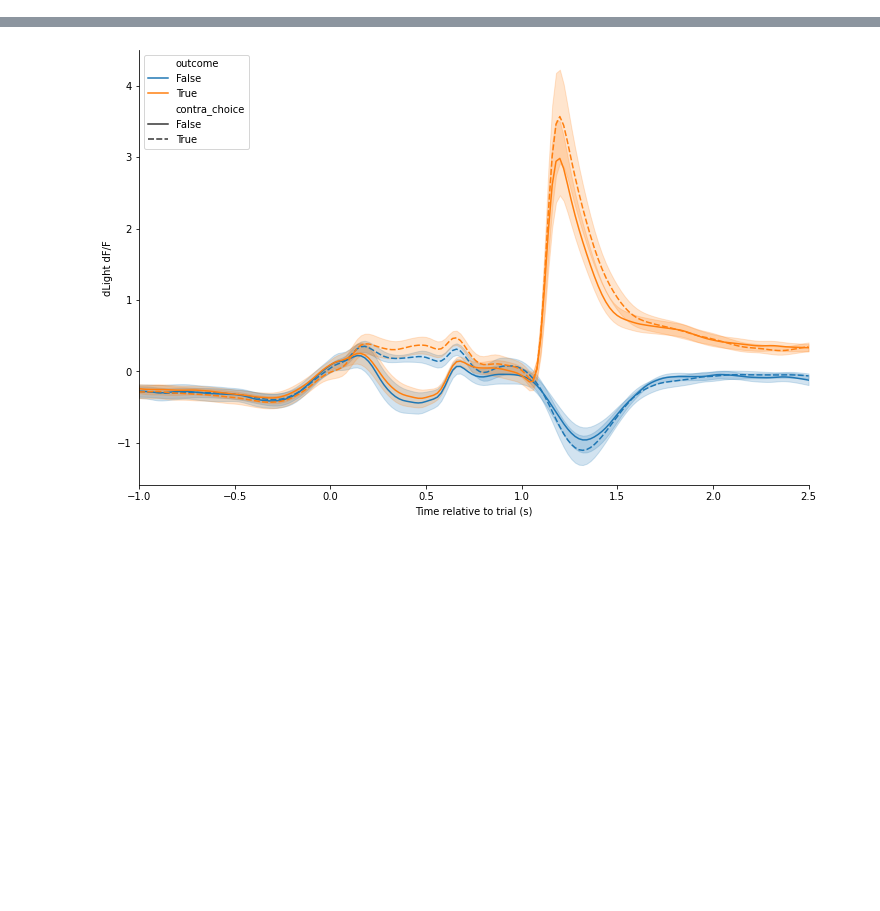
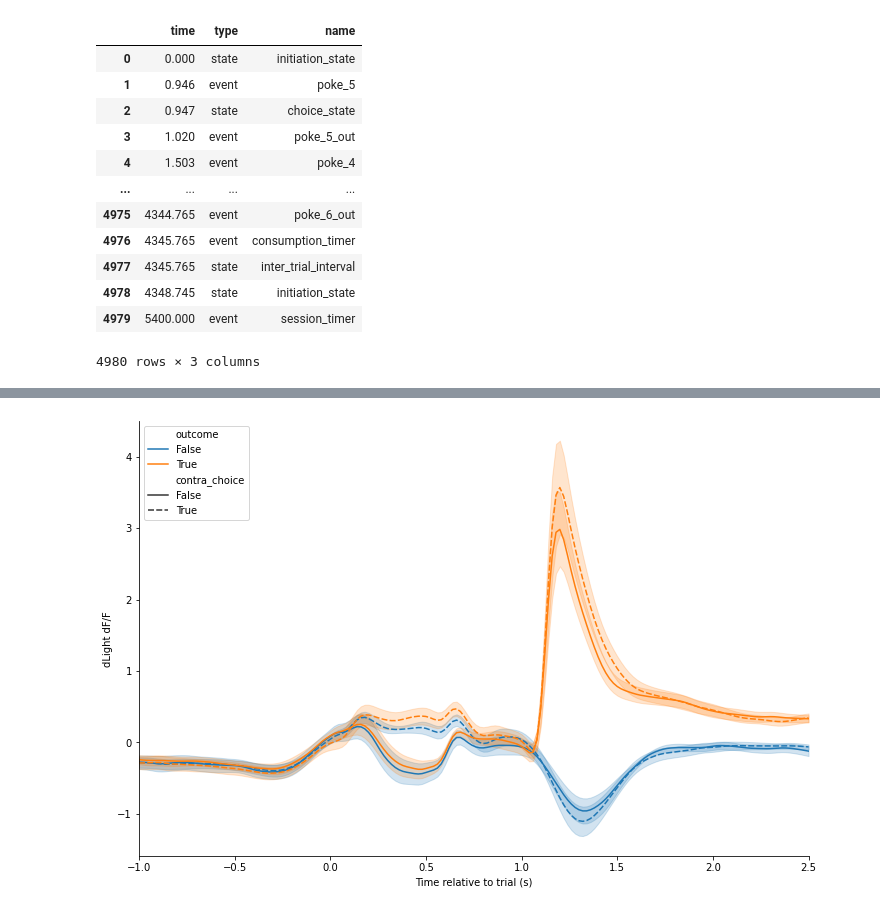
Before and after one commit to cognitive-circuits/photometry_analysis, a Jupyter notebook: photometry_analysis.ipynb, the cells around one changed output, grey strips where cells are left out. Saved outputs shown, nothing was run; the diff lists cells and outputs as text; code cells hidden in the pictures; blank space fills up the shorter version.

```diff
--- a/photometry_analysis.ipynb
+++ b/photometry_analysis.ipynb
@@ -38,0 +124,16 @@ pp.preprocess_data(raw_data_dir, processed_data_dir, plots_dir, trial_events)
+# %%
+session.events_df # Contents of 'events.htsv' as a Dataframe with one row per event/state entry.
+# %% [output]
+|  | time | type | name |
+| 0 | 0.000 | state | initiation_state |
+| 1 | 0.946 | event | poke_5 |
+| 2 | 0.947 | state | choice_state |
+| 3 | 1.020 | event | poke_5_out |
+| 4 | 1.503 | event | poke_4 |
+| ... | ... | ... | ... |
+| 4975 | 4344.765 | event | poke_6_out |
+| 4976 | 4345.765 | event | consumption_timer |
+| 4977 | 4345.765 | state | inter_trial_interval |
+| 4978 | 4348.745 | state | initiation_state |
+| 4979 | 5400.000 | event | session_timer |
+4980 rows × 3 columns
```
Also changed, not shown: parts of 15 cells of this notebook, 4 other files.
